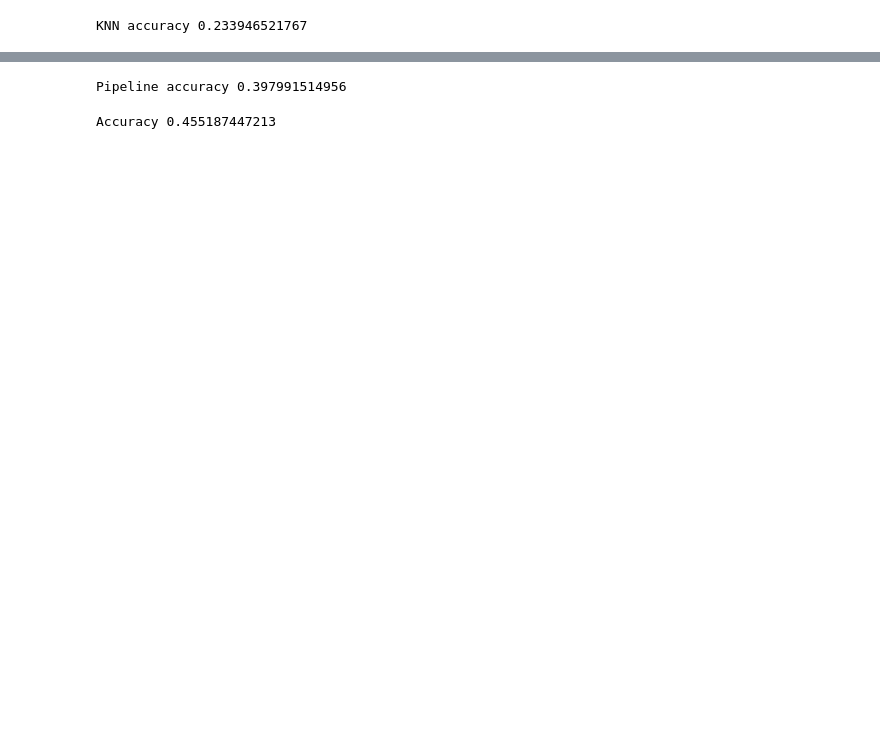
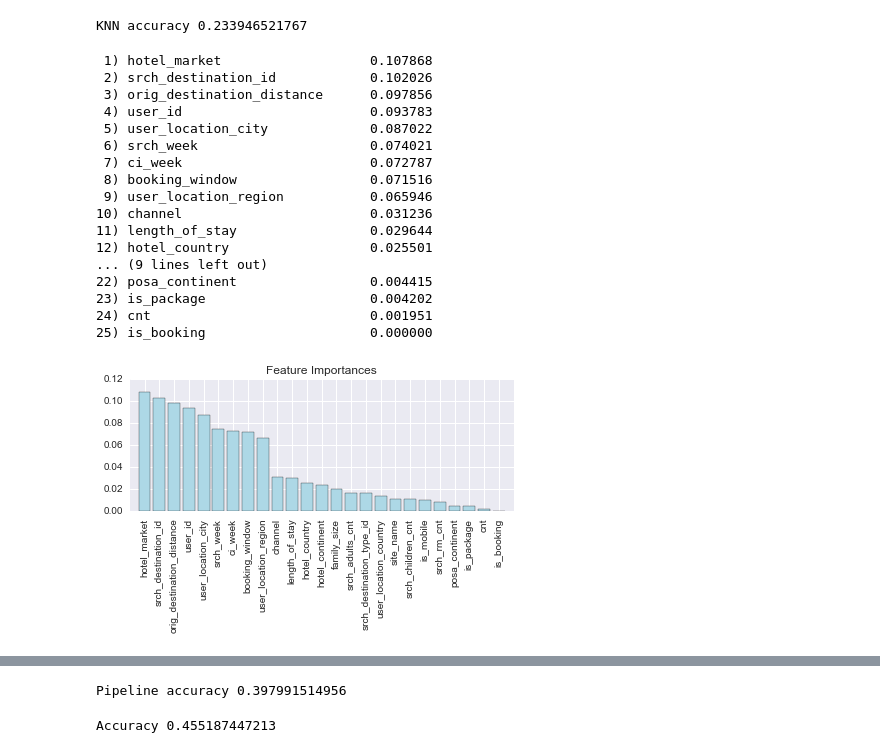
Before and after one commit to itsdannymurphy/Data_Mining_Summer, a Jupyter notebook: Lab 2 Classification.ipynb, the cells around one changed output, grey strips where cells are left out. Saved outputs shown, nothing was run; the diff lists cells and outputs as text; code cells hidden in the pictures; blank space fills up the shorter version.

```diff
--- a/Lab 2 Classification.ipynb
+++ b/Lab 2 Classification.ipynb
@@ -41,3 +61,53 @@ total_accuracy = mt.accuracy_score(y, yhat)
 print 'KNN accuracy', total_accuracy
 # %% [output]
 KNN accuracy 0.233946521767
+# %%
+from sklearn.ensemble import RandomForestClassifier
+
+feat_labels = train_booked_df.columns[1:]
+
+forest = RandomForestClassifier(n_estimators=50,
+                                random_state=0,
+                                n_jobs=-1)
+
+forest.fit(X, y)
+importances = forest.feature_importances_
+
+indices = np.argsort(importances)[::-1]
+
+for f in range(X.shape[1]):
+    print("%2d) %-*s %f" % (f + 1, 30,
+                            feat_labels[indices[f]],
+                            importances[indices[f]]))
+
+plt.title('Feature Importances')
+plt.bar(range(X.shape[1]),
+        importances[indices],
+        color='lightblue',
+        align='center')
+
+plt.xticks(range(X.shape[1]),
+           feat_labels[indices], rotation=90)
+plt.xlim([-1, X.shape[1]])
+plt.tight_layout()
+#plt.savefig('./random_forest.png', dpi=300)
+plt.show()
+# %% [output]
+ 1) hotel_market                   0.107868
+ 2) srch_destination_id            0.102026
+ 3) orig_destination_distance      0.097856
+ 4) user_id                        0.093783
+ 5) user_location_city             0.087022
+ 6) srch_week                      0.074021
+ 7) ci_week                        0.072787
+ 8) booking_window                 0.071516
+ 9) user_location_region           0.065946
+10) channel                        0.031236
+11) length_of_stay                 0.029644
+12) hotel_country                  0.025501
+... (9 lines left out)
+22) posa_continent                 0.004415
+23) is_package                     0.004202
+24) cnt                            0.001951
+25) is_booking                     0.000000
+[figure, added]
```
Also changed, not shown: parts of 5 cells of this notebook.
